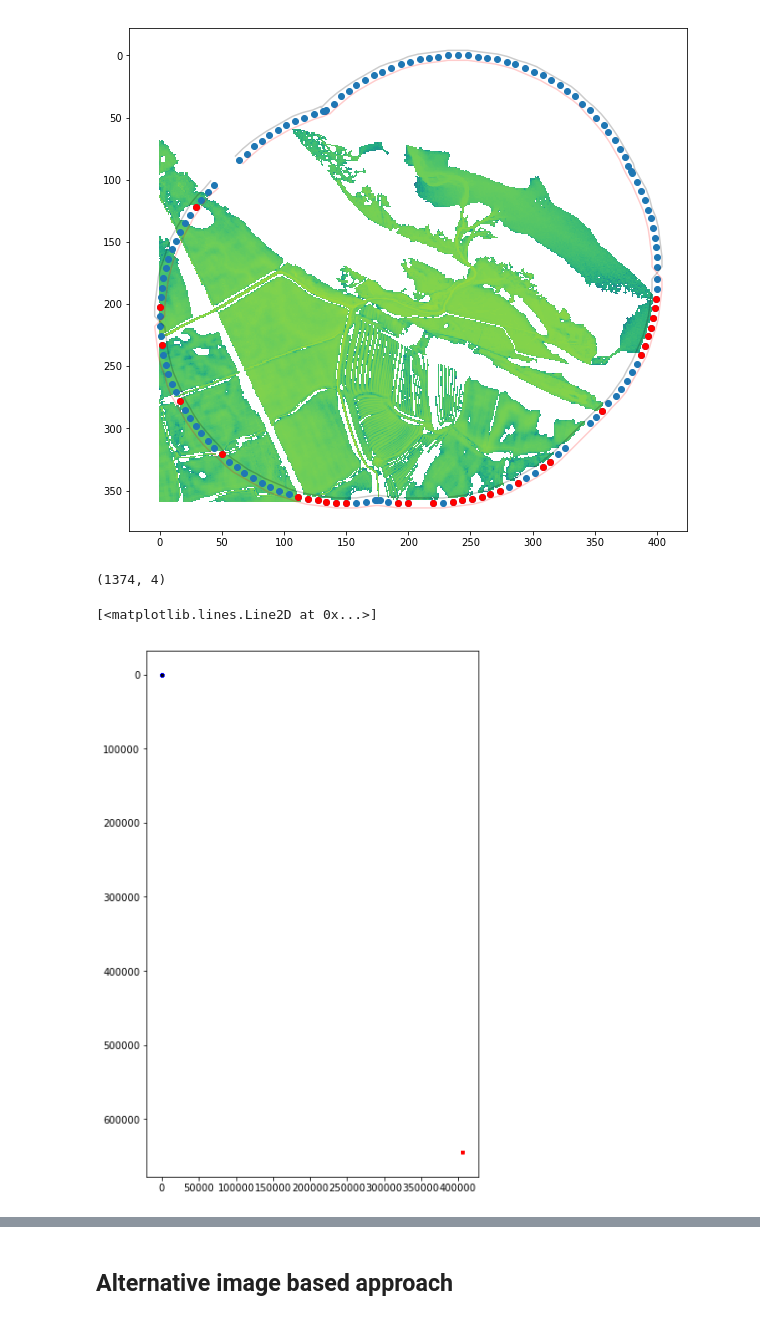
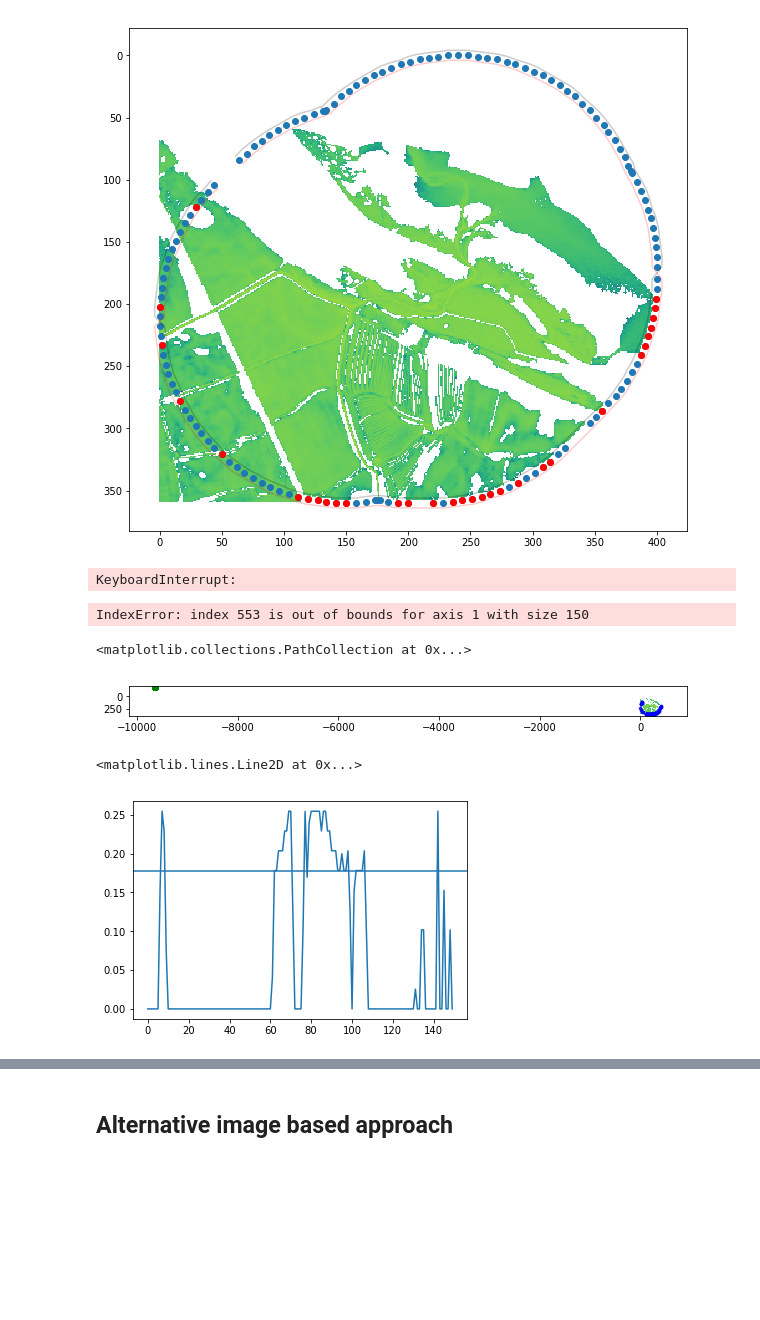
Before and after one commit to pdh21/Ambiental_C1, a Jupyter notebook: Data_Analysis.ipynb, the cells around one changed output, grey strips where cells are left out. Saved outputs shown, nothing was run; the diff lists cells and outputs as text; code cells hidden in the pictures; blank space fills up the shorter version.

```diff
--- a/Data_Analysis.ipynb
+++ b/Data_Analysis.ipynb
@@ -286,15 +297,15 @@ from scipy import interpolate
 # loop over shape points
 val=np.empty((9,sh_points.shape[0]-1))
 points=[]
-pix_dist=5
-
+pix_dist=np.arange(4,20)
+npoints=0
 for i in range(0,sh_points.shape[0]-1):
     #get vals on boundary of shapefile
-    x=find_nearest(xpix,sh_points[i,0])
-    y=find_nearest(ypix,sh_points[i,1])
-    val[0,i]=arr[y,x]
-    val[1,i]=x
-    val[2,i]=y
+    #x=find_nearest(xpix,np.array(sh_points[i,0]))
+    #y=find_nearest(ypix,np.array(sh_points[i,1]))
+    #val[0,i]=arr[y,x]
+    #val[1,i]=x
+    #val[2,i]=y
     #need to interpolate between points in shapefile
     fx = interpolate.interp1d(sh_points[i:i+2,0],sh_points[i:i+2,1],kind='slinear',fill_value='extrapolate')
     if sh_points[i,0]<sh_points[i+1,0]:
@@ -315,7 +326,7 @@ for i in range(0,sh_points.shape[0]-1):
     if (xnew.shape[0]==0) & (xnew_2.shape[0]==0):
         print(i,xnew,ynew,xnew_2,ynew_2,sh_points[i:i+2,0],sh_points[i:i+2,1])
 
-
+    points_tmp=[]
     for j in range(xnew.shape[0]-1):
         #calculate difference in x and y for tangent
         dy=ynew[j+1]-ynew[j]
@@ -329,8 +340,9 @@ for i in range(0,sh_points.shape[0]-1):
         #outer value
         x_out=find_nearest(xpix,xnew[j]-t_x)
         y_out=find_nearest(ypix,ynew[j]-t_y)
-
-        points.append([np.abs(arr[y_in,x_in]-arr[y_out,x_out]),xnew[j],ynew[j]])
+        grad=np.abs(np.max(arr[y_in,x_in])-np.max(arr[y_out,x_out]))
+        if grad>100:
+            points_tmp.append([grad,xnew[j],ynew[j]])
     for j in range(xnew_2.shape[0]-1):
         #calculate difference in x and y for tangent
         dy=ynew_2[j+1]-ynew_2[j]
@@ -345,32 +357,48 @@ for i in range(0,sh_points.shape[0]-1):
         #outer value
         x_out=find_nearest(xpix,xnew_2[j]-t_x)
         y_out=find_nearest(ypix,ynew_2[j]-t_y)
-        points.append([np.abs(arr[y_in,x_in]-arr[y_out,x_out]),xnew_2[j],ynew_2[j]])
+
+        grad=np.abs(np.max(arr[y_in,x_in])-np.max(arr[y_out,x_out]))
+        if grad>100.0:
+            points_tmp.append([grad,xnew_2[j],ynew_2[j]])
+
+    #look at density of points
+    if len(points_tmp)/np.sqrt(((
+        sh_points[i,0]-sh_points[i+1,0])/pixel_width)**2+((sh_points[i,1]-sh_points[i+1,1])/pixel_height)**2) >0.1:
+        points+=points+points_tmp
+# %% [output]
+KeyboardInterrupt:
 # %%
 inner=np.array(inner)
 outer=np.array(outer)
 points=np.array(points)
-# %%
-inner.shape
-# %% [output]
-(1374, 4)
+# %%
+val[3,ind]
+# %% [output]
+IndexError: index 553 is out of bounds for axis 1 with size 150
 # %%
 plt.figure(figsize=(10,10))
 plt.imshow(np.log10(arr[ymax:ymin,xmin:xmax]),vmin=np.log10(band.GetMinimum()), vmax=np.log10(band.GetMaximum()), cmap='viridis')
-#ind=val[0,:] <100
+ind_d=val[3,:] >0.01
 #ind=[0,1]
-#plt.plot(val[1,ind]-xmin,val[2,ind]-ymax, 'go')
+plt.plot(val[1,ind_d]-xmin,val[2,ind_d]-ymax, 'go')
 
 ind=outer[:,3]<60
-plt.plot(inner[ind,1]-xmin,inner[ind,2]-ymax, 'ro', alpha=0.2,ms=2)
-plt.plot(outer[ind,1]-xmin,outer[ind,2]-ymax, 'ko', alpha=0.2,ms=2)
+#plt.plot(inner[ind,1]-xmin,inner[ind,2]-ymax, 'ro', alpha=0.2,ms=2)
+#plt.plot(outer[ind,1]-xmin,outer[ind,2]-ymax, 'ko', alpha=0.2,ms=2)
 #ind=inner[:,0]>100.0
 ind=np.abs(inner[:,0]-outer[:,0])>100
 plt.scatter(inner[ind,1]-xmin,inner[ind,2]-ymax, c='b', alpha=0.8,s=6)
-plt.plot(points[ind,1],points[ind,2], 'ro', alpha=0.2,ms=2)
+#plt.plot(points[ind,1],points[ind,2], 'ro', alpha=0.2,ms=2)
 # %% [output]
-[<matplotlib.lines.Line2D at 0x...>]
+<matplotlib.collections.PathCollection at 0x...>
-[figure, old version]
+[figure, new version]
+# %%
+plt.plot(val[3,:])
+plt.axhline(y=0.1779)
+# %% [output]
+<matplotlib.lines.Line2D at 0x...>
+[figure, added]
 # %%
 plt.figure(figsize=(10,10))
 
```
Also changed, not shown: parts of 15 cells of this notebook, 1 other file.
